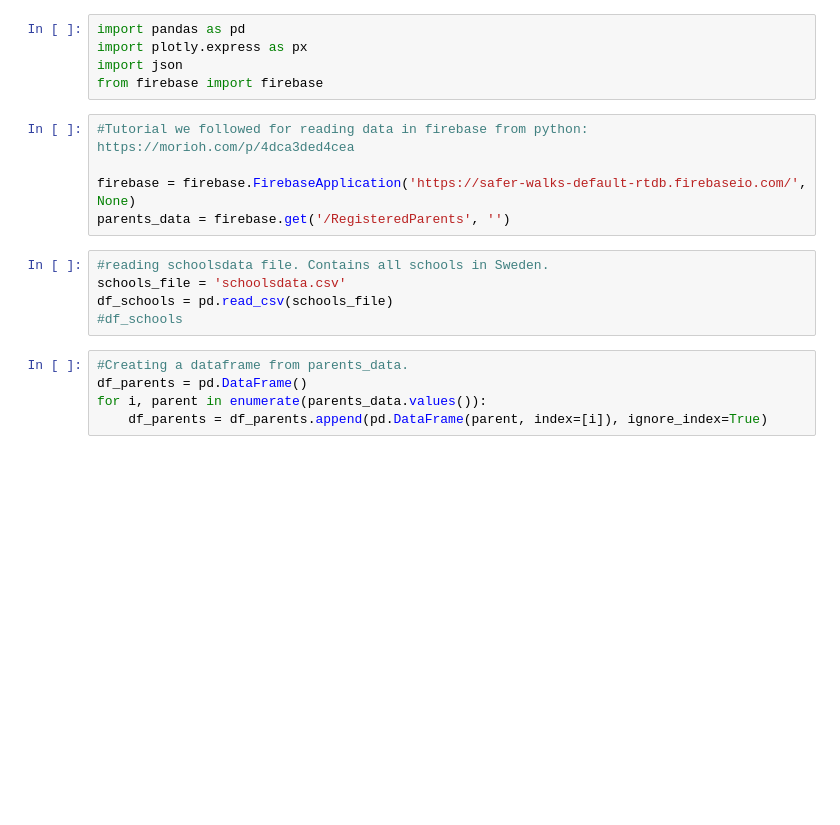
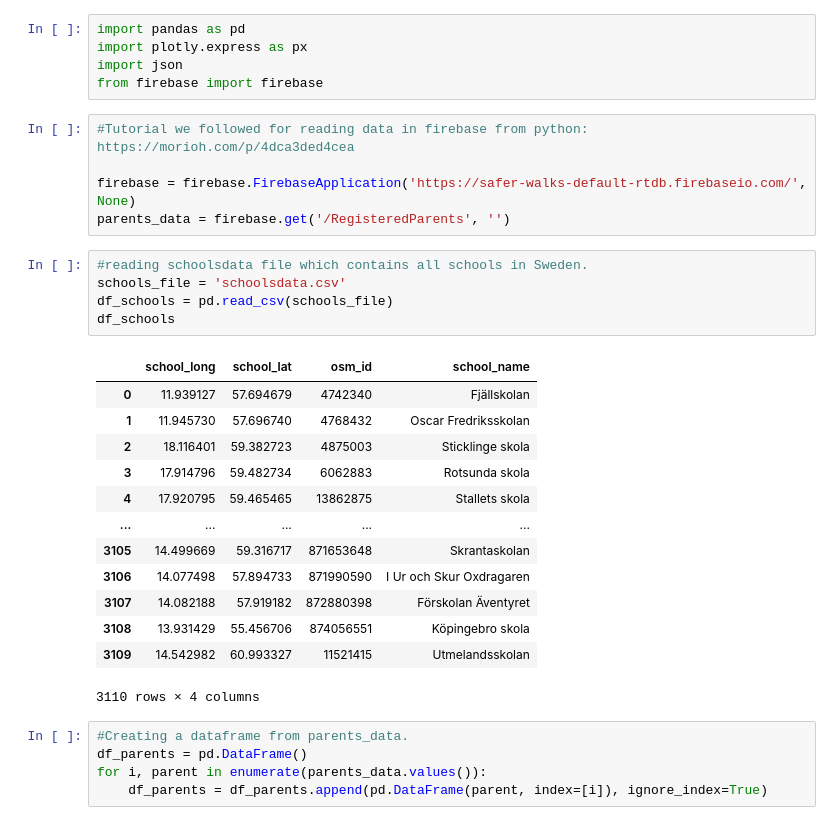
Before and after one commit to ancara-art/saferwalks-map, a Jupyter notebook: Map prototype.ipynb, the cells around one changed output. Saved outputs shown, nothing was run; the diff lists cells and outputs as text; blank space fills up the shorter version.

```diff
--- a/Map prototype.ipynb
+++ b/Map prototype.ipynb
@@ -9,10 +9,24 @@ from firebase import firebase
 firebase = firebase.FirebaseApplication('https://safer-walks-default-rtdb.firebaseio.com/', None)
 parents_data = firebase.get('/RegisteredParents', '')
 # %%
-#reading schoolsdata file. Contains all schools in Sweden.
+#reading schoolsdata file which contains all schools in Sweden.
 schools_file = 'schoolsdata.csv'
 df_schools = pd.read_csv(schools_file)
-#df_schools
+df_schools
+# %% [output]
+|  | school_long | school_lat | osm_id | school_name |
+| 0 | 11.939127 | 57.694679 | 4742340 | Fjällskolan |
+| 1 | 11.945730 | 57.696740 | 4768432 | Oscar Fredriksskolan |
+| 2 | 18.116401 | 59.382723 | 4875003 | Sticklinge skola |
+| 3 | 17.914796 | 59.482734 | 6062883 | Rotsunda skola |
+| 4 | 17.920795 | 59.465465 | 13862875 | Stallets skola |
+| ... | ... | ... | ... | ... |
+| 3105 | 14.499669 | 59.316717 | 871653648 | Skrantaskolan |
+| 3106 | 14.077498 | 57.894733 | 871990590 | I Ur och Skur Oxdragaren |
+| 3107 | 14.082188 | 57.919182 | 872880398 | Förskolan Äventyret |
+| 3108 | 13.931429 | 55.456706 | 874056551 | Köpingebro skola |
+| 3109 | 14.542982 | 60.993327 | 11521415 | Utmelandsskolan |
+3110 rows × 4 columns
 # %%
 #Creating a dataframe from parents_data.
 df_parents = pd.DataFrame()
```
Also changed, not shown: parts of 2 cells of this notebook, 2 other files.
